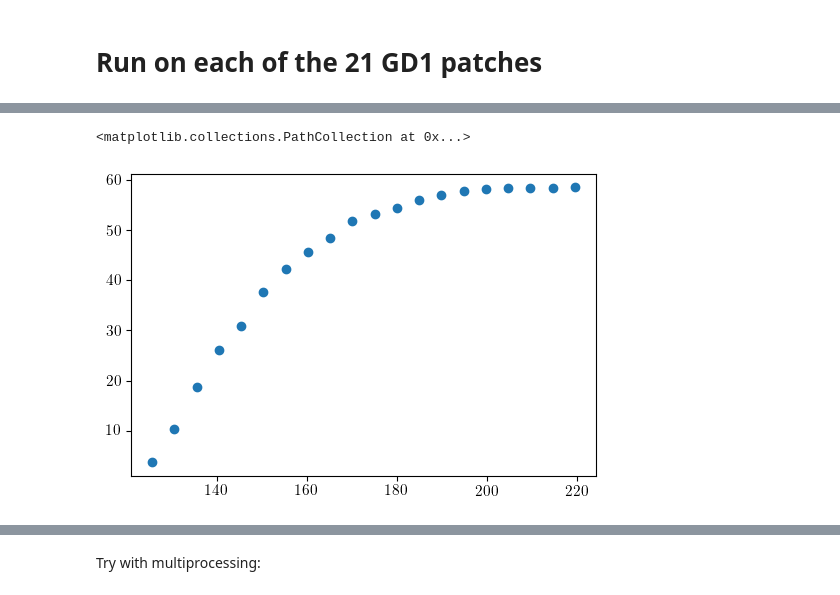
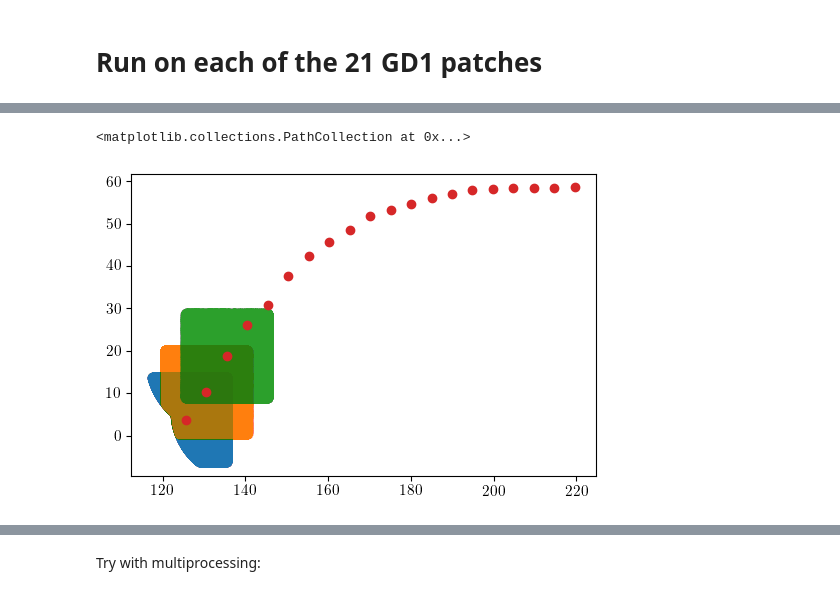
Before and after one commit to hep-lbdl/GaiaCWoLa, a Jupyter notebook: notebooks/all_gd1.ipynb, the cells around one changed output, grey strips where cells are left out. Saved outputs shown, nothing was run; the diff lists cells and outputs as text; code cells hidden in the pictures.

```diff
--- a/notebooks/all_gd1.ipynb
+++ b/notebooks/all_gd1.ipynb
@@ -305,7 +236,8 @@ plot_coords(df_all)
 # %%
 alphas = np.linspace(df_all[df_all.stream].α.min(), df_all[df_all.stream].α.max(), 20)
 deltas = np.array([df_all[(df_all.stream & (np.abs(df_all.α - alpha) < 5))].δ.mean() for alpha in alphas])
-limits = pd.DataFrame(zip(np.arange(len(alphas)),alphas,deltas), columns=["patch_id","α_center", "δ_center"])
+limits = pd.DataFrame(zip(np.arange(len(alphas)),alphas,deltas),
+                      columns=["patch_id","α_center", "δ_center"])
 
 def train_on_patch(patch_id):
     α_min = limits.iloc[patch_id]["α_center"]-10
@@ -314,9 +246,13 @@ def train_on_patch(patch_id):
     δ_max = limits.iloc[patch_id]["δ_center"]+10
     df = (df_all[(α_min < df_all.α) & (df_all.α < α_max) &
                  (δ_min < df_all.δ) & (df_all.δ < δ_max)])
+    return(df)
 # %%
+plt.scatter(train_on_patch(0).α, train_on_patch(0).δ, alpha=0.01);
+plt.scatter(train_on_patch(1).α, train_on_patch(1).δ, alpha=0.01);
+plt.scatter(train_on_patch(2).α, train_on_patch(2).δ, alpha=0.01);
 plt.scatter(alphas, deltas)
 # %% [output]
 <matplotlib.collections.PathCollection at 0x...>
-[figure, old version]
+[figure, new version]
 # %%
```
Also changed, not shown: parts of 13 cells of this notebook, 5 other files.
